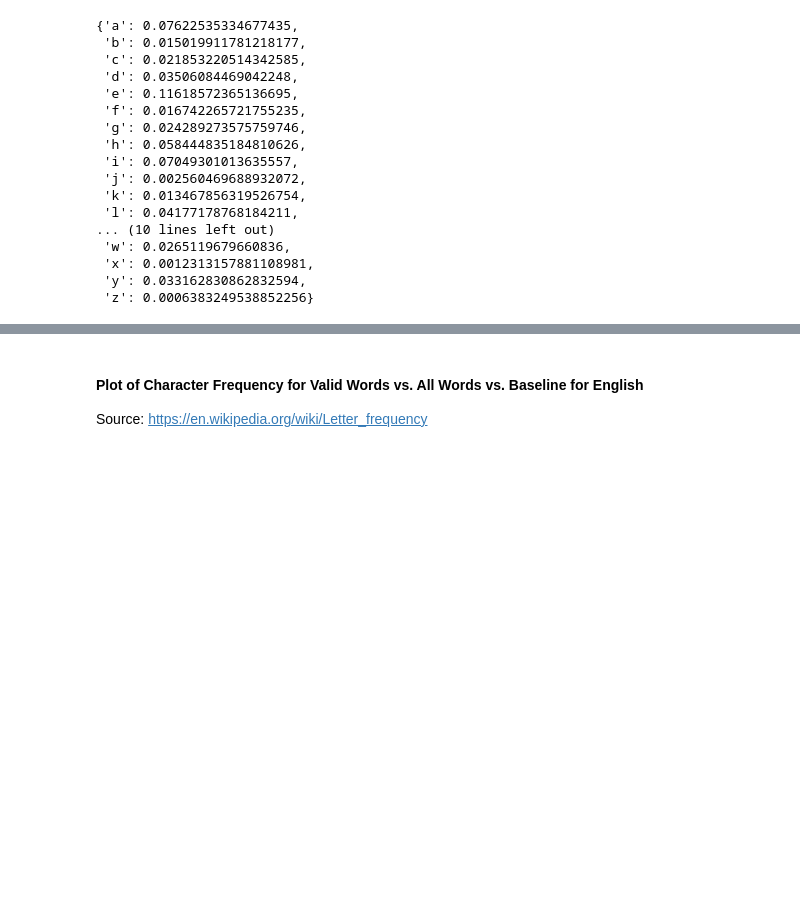
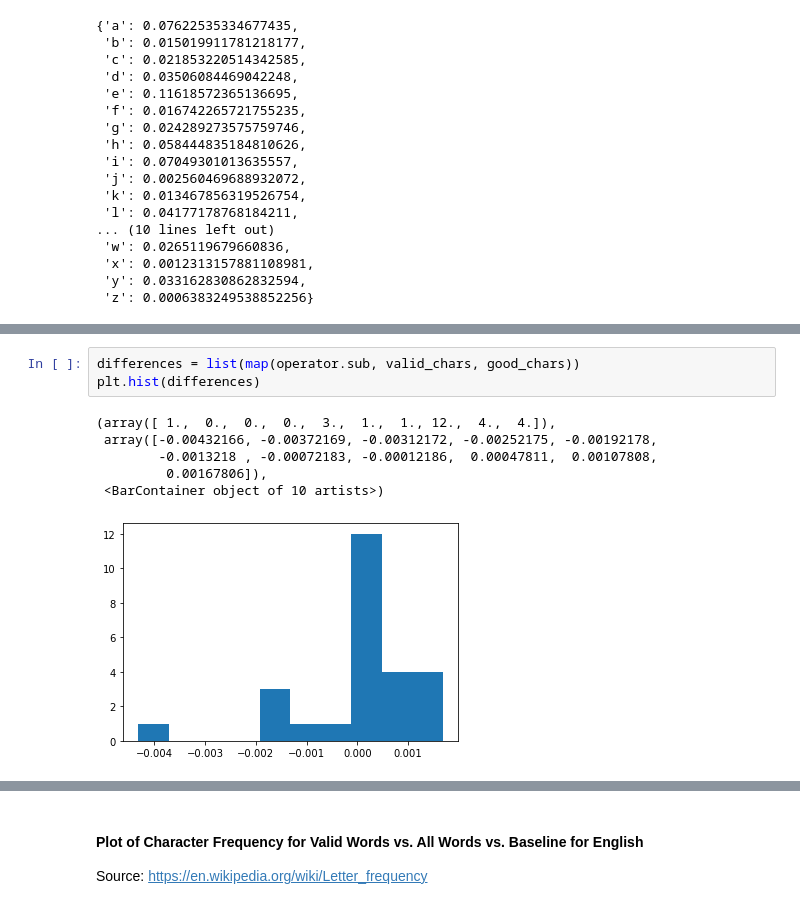
Before and after one commit to nategivens/LexGen, a Jupyter notebook: en_50k_2018-ingestion.ipynb, the cells around one changed output, grey strips where cells are left out. Cells and saved outputs as stored; diff of their text form; blank space fills up the shorter version.

```diff
--- a/en_50k_2018-ingestion.ipynb
+++ b/en_50k_2018-ingestion.ipynb
@@ -228,0 +262,10 @@ good_char_counter
+# %%
+differences = list(map(operator.sub, valid_chars, good_chars))
+plt.hist(differences)
+# %% [output]
+(array([ 1.,  0.,  0.,  0.,  3.,  1.,  1., 12.,  4.,  4.]),
+ array([-0.00432166, -0.00372169, -0.00312172, -0.00252175, -0.00192178,
+        -0.0013218 , -0.00072183, -0.00012186,  0.00047811,  0.00107808,
+         0.00167806]),
+ <BarContainer object of 10 artists>)
+[figure, added]
```
Also changed, not shown: parts of 22 cells of this notebook, 1 other file.
